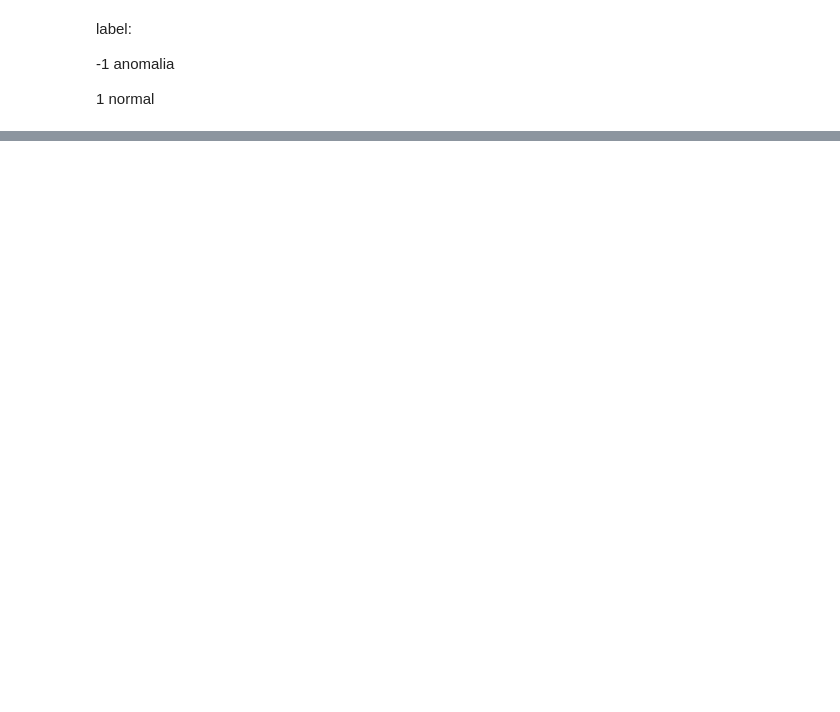
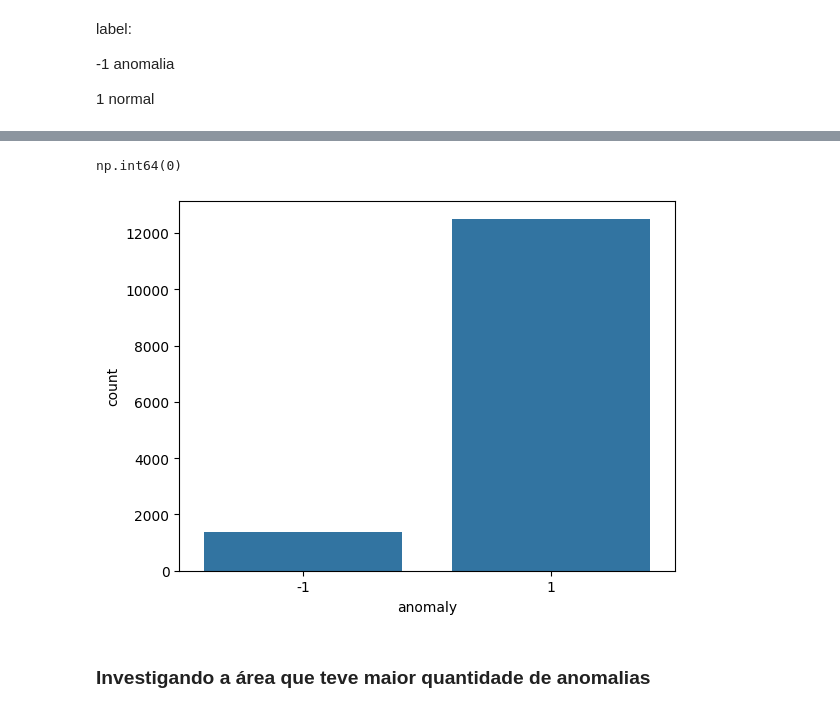
Before and after one commit to HumbertoNunesLira/Analise-de-dados-do-setor-financeiro-do-municipio-de-Teixeira-PB, a Jupyter notebook: projeto.ipynb, the cells around one changed output, grey strips where cells are left out. Cells and saved outputs as stored; diff of their text form; code cells hidden in the pictures; blank space fills up the shorter version.

```diff
--- a/projeto.ipynb
+++ b/projeto.ipynb
@@ -459,10 +478,11 @@ df4
 # %%
-Treino = df4.iloc[:, [8,9,10,11,12,13,14,15,16,17,18]]
+Treino = df4.iloc[:, [8,9,11,12,13,14,15,16,17,18,19]]
 # %%
 from sklearn.ensemble import IsolationForest
 
 model = IsolationForest(contamination=0.10, random_state=42)
 df4['anomaly'] = model.fit_predict(Treino)
+df4 = df4.reset_index(drop=True)
 # %% [markdown]
 label:
 
@@ -487,0 +508,10 @@ df4
+# %%
+df4.duplicated().sum()
+# %% [output]
+np.int64(0)
+# %%
+sns.countplot(data = df4, x = "anomaly");
+# %% [output]
+[figure, added]
+# %% [markdown]
+### Investigando a área que teve maior quantidade de anomalias
```
Also changed, not shown: parts of 30 cells of this notebook.
